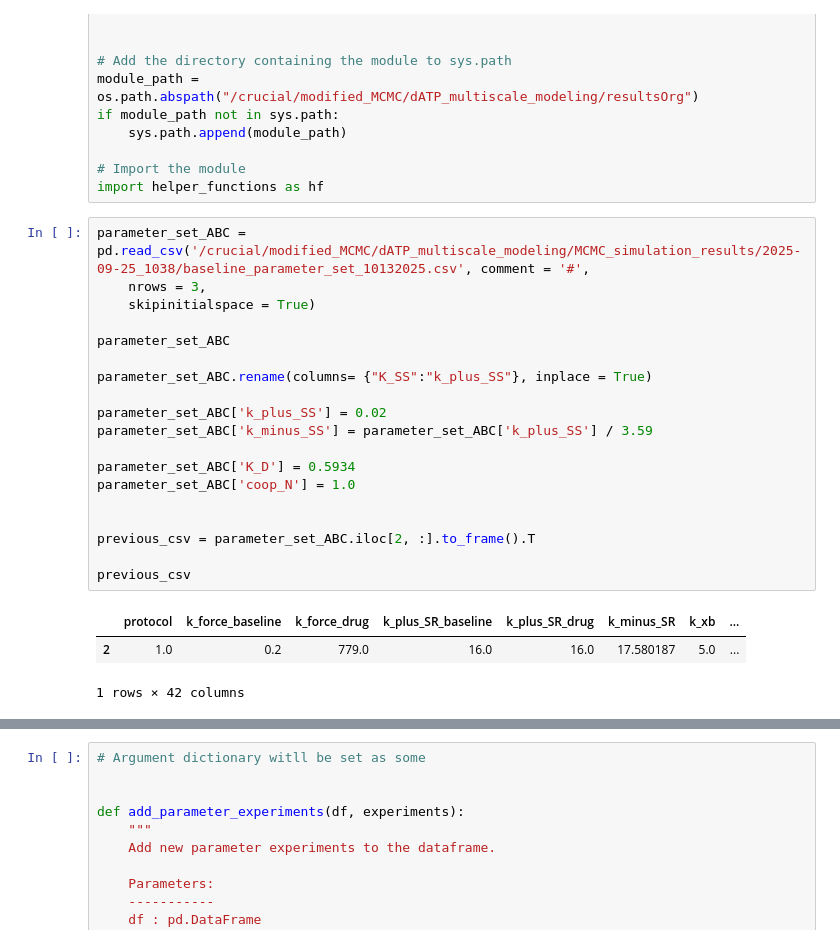
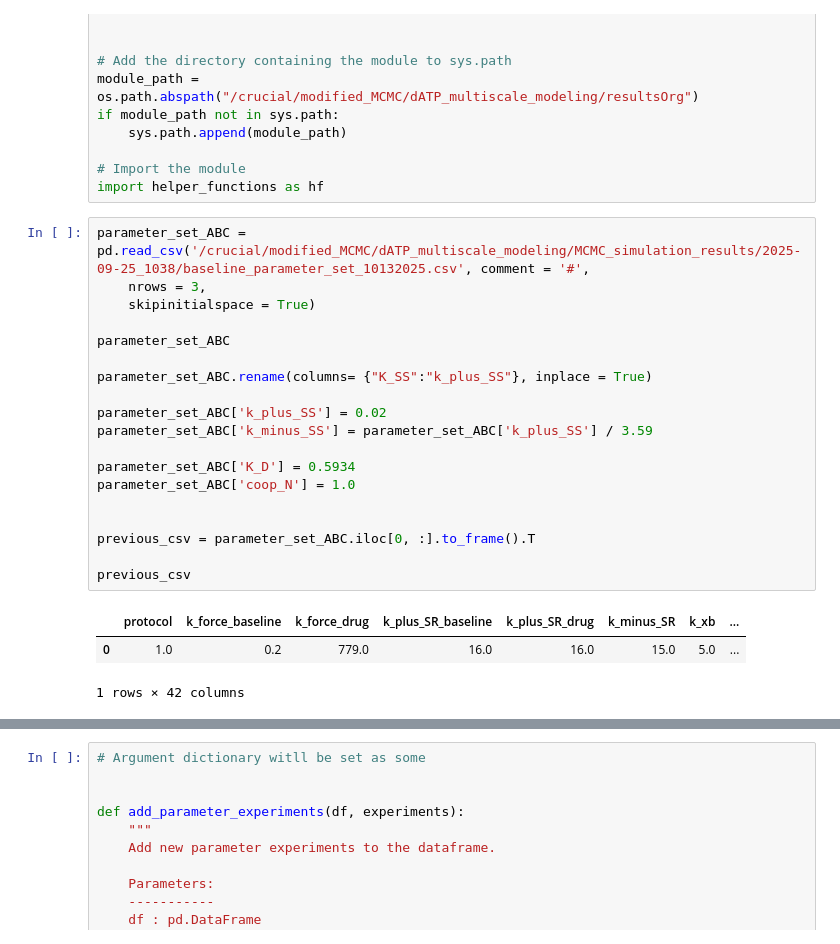
Before and after one commit to marcushock/dATP_multiscale_modeling, a Jupyter notebook: Misc_notebooks/parameter_input_generator.ipynb, the cells around one changed output, grey strips where cells are left out. Cells and saved outputs as stored; diff of their text form.

```diff
--- a/Misc_notebooks/parameter_input_generator.ipynb
+++ b/Misc_notebooks/parameter_input_generator.ipynb
@@ -27,25 +27,25 @@ import helper_functions as hf
 # %%
 parameter_set_ABC = pd.read_csv('/crucial/modified_MCMC/dATP_multiscale_modeling/MCMC_simulation_results/2025-09-25_1038/baseline_parameter_set_10132025.csv', comment = '#',
     nrows = 3,
     skipinitialspace = True)
 
 parameter_set_ABC
 
 parameter_set_ABC.rename(columns= {"K_SS":"k_plus_SS"}, inplace = True)
 
 parameter_set_ABC['k_plus_SS'] = 0.02
 parameter_set_ABC['k_minus_SS'] = parameter_set_ABC['k_plus_SS'] / 3.59
 
 parameter_set_ABC['K_D'] = 0.5934
 parameter_set_ABC['coop_N'] = 1.0
 
 
-previous_csv = parameter_set_ABC.iloc[2, :].to_frame().T
+previous_csv = parameter_set_ABC.iloc[0, :].to_frame().T
 
 previous_csv
 # %% [output]
 |  | protocol | k_force_baseline | k_force_drug | k_plus_SR_baseline | k_plus_SR_drug | k_minus_SR | k_xb | ... |
-| 2 | 1.0 | 0.2 | 779.0 | 16.0 | 16.0 | 17.580187 | 5.0 | ... |
+| 0 | 1.0 | 0.2 | 779.0 | 16.0 | 16.0 | 15.0 | 5.0 | ... |
 1 rows × 42 columns
 # %%
 
```
Also changed, not shown: parts of 4 cells of this notebook, 1 other file.
